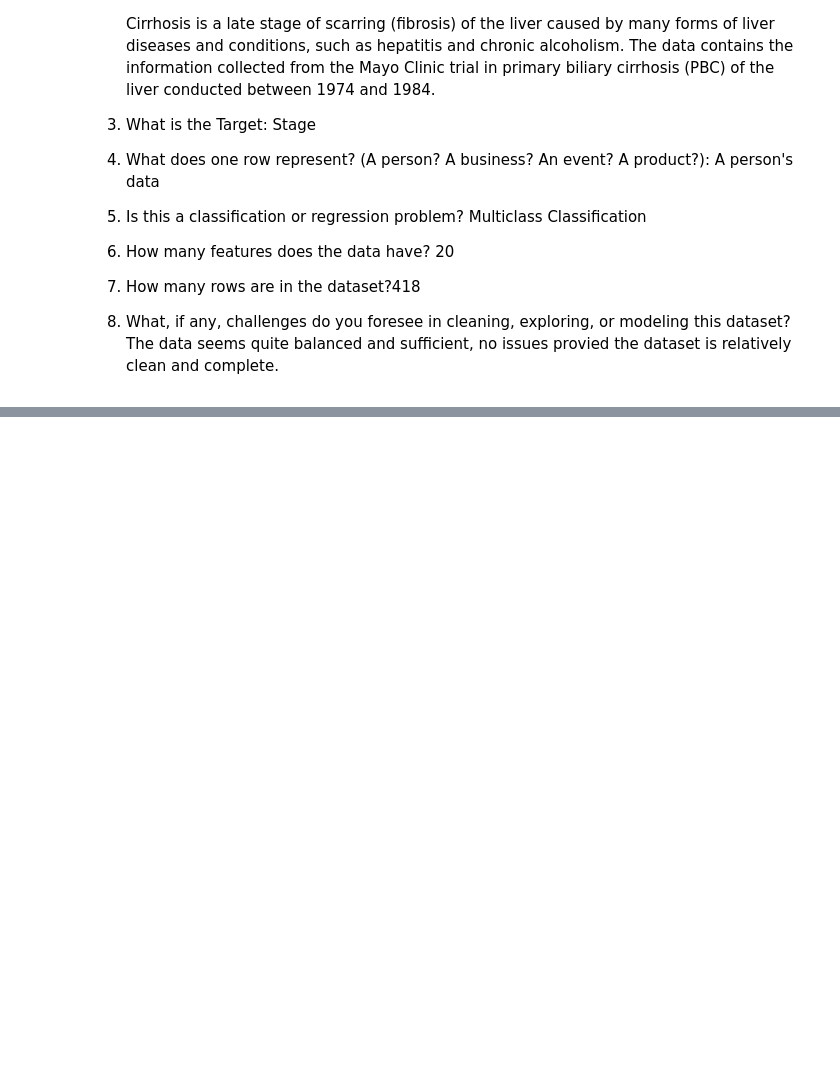
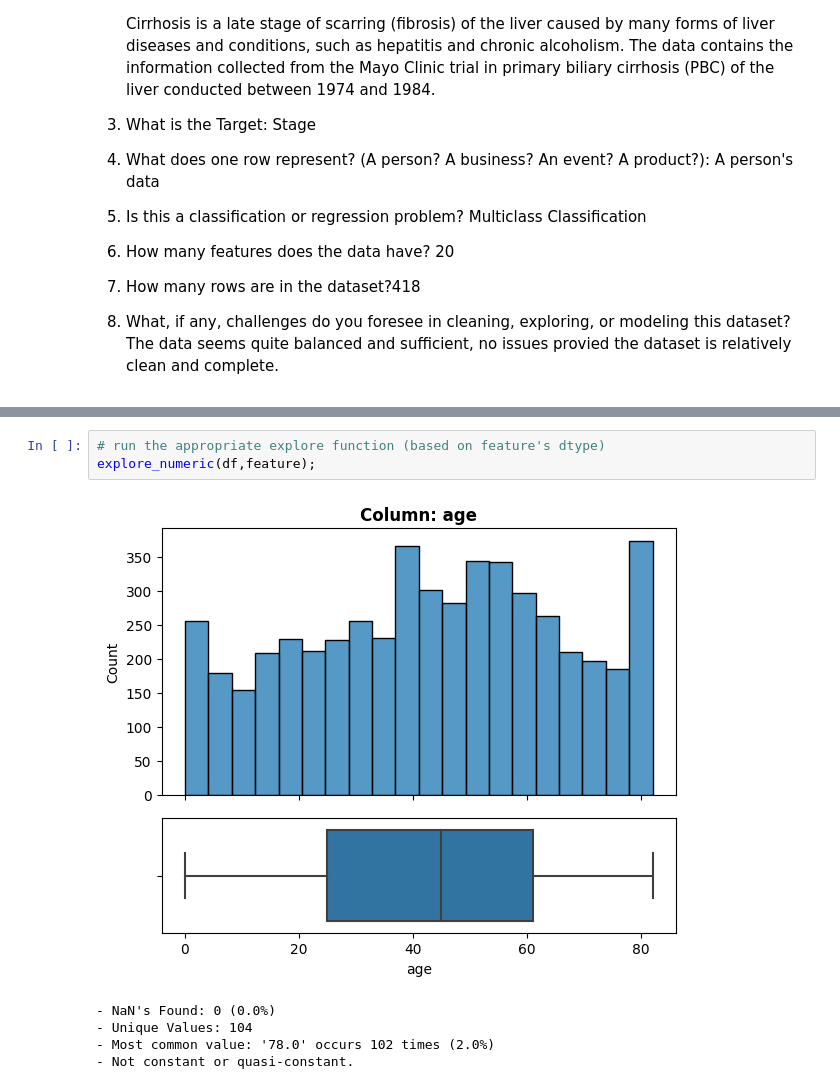
Before and after one commit to Desh86/Project2, a Jupyter notebook: Project_2.ipynb, the cells around one changed output, grey strips where cells are left out. Cells and saved outputs as stored; diff of their text form; blank space fills up the shorter version.

```diff
--- a/Project_2.ipynb
+++ b/Project_2.ipynb
@@ -125,0 +539,9 @@ Cirrhosis is a late stage of scarring (fibrosis) of the liver caused by many for
+# %%
+# run the appropriate explore function (based on feature's dtype)
+explore_numeric(df,feature);
+# %% [output]
+[figure, added]
+- NaN's Found: 0 (0.0%)
+- Unique Values: 104
+- Most common value: '78.0' occurs 102 times (2.0%)
+- Not constant or quasi-constant.
```
Also changed, not shown: parts of 42 cells of this notebook.
